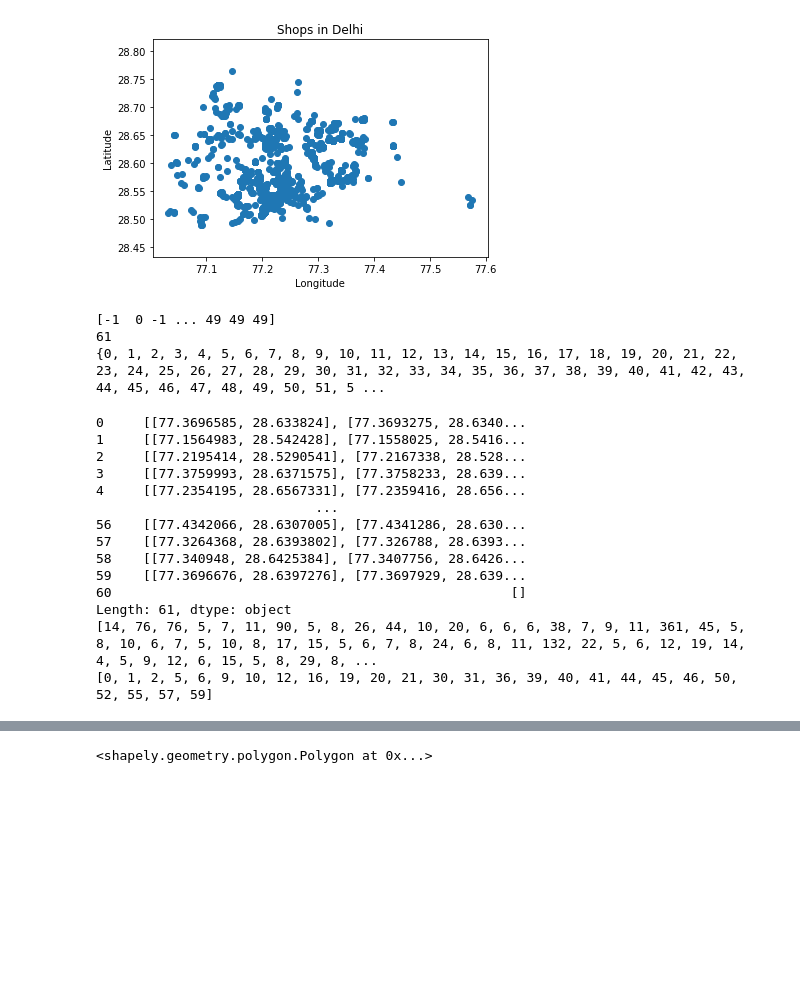
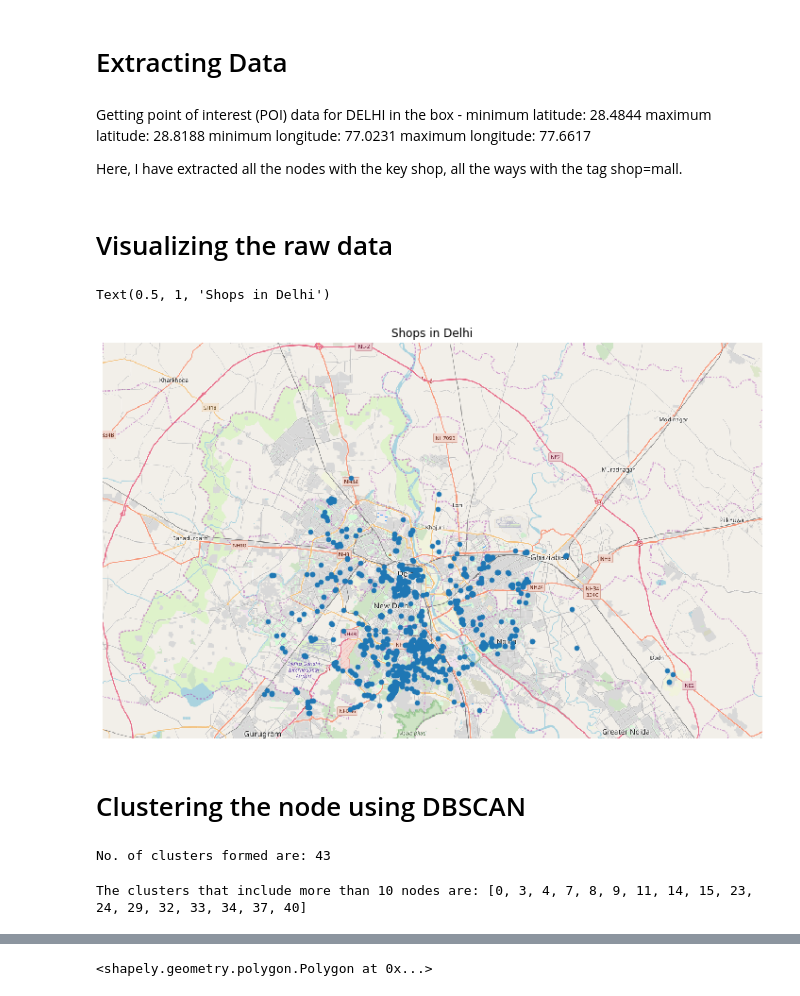
Before and after one commit to sulay15399/poi_cluster, a Jupyter notebook: poi_data.ipynb, the cells around one changed output, grey strips where cells are left out. Cells and saved outputs as stored; diff of their text form; code cells hidden in the pictures; blank space fills up the shorter version.

```diff
--- a/poi_data.ipynb
+++ b/poi_data.ipynb
@@ -14,30 +16,44 @@ import fiona
 import geopandas as gpd
 from shapely.ops import cascaded_union, polygonize
 from geopy.geocoders import Nominatim
+# %% [markdown]
+# Extracting Data
+# %% [markdown]
+Getting point of interest (POI) data for DELHI in the box -
+    minimum latitude: 28.4844
+    maximum latitude: 28.8188
+    minimum longitude: 77.0231
+    maximum longitude: 77.6617
+
+Here, I have extracted all the nodes with the key shop, all the ways with the tag shop=mall.
 # %%
 api = overpy.Overpass()
 r = api.query("""
 (node['shop'](28.4844,77.0231,28.8188,77.6617);
  way['shop'='mall'](28.4844,77.0231,28.8188,77.6617);
- rel['shop'='mall'](28.4844,77.0231,28.8188,77.6617);
 );
 out center;
 """)
+# %% [markdown]
+# Visualizing the raw data
+# %%
+map = smopy.Map((28.4844,77.0231,28.8188,77.6617), z=11)
 # %%
 coords = []
 for element in r.nodes:
     lon = element.lon
     lat = element.lat
     coords.append([float(lon), float(lat)])
 X = np.array(coords)
-plt.plot(X[:, 0], X[:, 1], 'o')
-plt.title('Shops in Delhi')
-plt.xlabel('Longitude')
-plt.ylabel('Latitude')
-plt.axis('equal')
-plt.show()
+x, y = map.to_pixels(X[:, 1],X[:, 0])
+ax = map.show_mpl(figsize=(10, 10))
+ax.scatter(x, y, s=20)
+ax.set_title('Shops in Delhi')
 # %% [output]
+Text(0.5, 1, 'Shops in Delhi')
-[figure, old version]
+[figure, new version]
+# %% [markdown]
+# Clustering the node using DBSCAN
 # %%
 db = DBSCAN(eps=0.1/6371., min_samples=5, algorithm='ball_tree', metric='haversine').fit(np.radians(coords))
 # %%
@@ -46,36 +62,17 @@ coords = df.as_matrix(columns=['lon','lat'])
 # %%
 cluster_labels = db.labels_
 num_clusters = len(set(cluster_labels))
-print(cluster_labels)
-print(num_clusters)
-print(set(cluster_labels))
+print("No. of clusters formed are: " + str(num_clusters))
 # %% [output]
-[-1  0 -1 ... 49 49 49]
-61
-{0, 1, 2, 3, 4, 5, 6, 7, 8, 9, 10, 11, 12, 13, 14, 15, 16, 17, 18, 19, 20, 21, 22, 23, 24, 25, 26, 27, 28, 29, 30, 31, 32, 33, 34, 35, 36, 37, 38, 39, 40, 41, 42, 43, 44, 45, 46, 47, 48, 49, 50, 51, 5 ...
+No. of clusters formed are: 43
 # %%
 clusters = pd.Series([coords[cluster_labels == n] for n in range(0,num_clusters)])
-print(clusters)
 count = []
 cluster_no = []
 for i in range(num_clusters):
     count.append(len(clusters[i]))
     if(len(clusters[i])>10):
         cluster_no.append(i)
-print(count)
-print(cluster_no)
+print("The clusters that include more than 10 nodes are: " + str(cluster_no))
 # %% [output]
-0     [[77.3696585, 28.633824], [77.3693275, 28.6340...
-1     [[77.1564983, 28.542428], [77.1558025, 28.5416...
-2     [[77.2195414, 28.5290541], [77.2167338, 28.528...
-3     [[77.3759993, 28.6371575], [77.3758233, 28.639...
-4     [[77.2354195, 28.6567331], [77.2359416, 28.656...
-                            ...
-56    [[77.4342066, 28.6307005], [77.4341286, 28.630...
-57    [[77.3264368, 28.6393802], [77.326788, 28.6393...
-58    [[77.340948, 28.6425384], [77.3407756, 28.6426...
-59    [[77.3696676, 28.6397276], [77.3697929, 28.639...
-60                                                   []
-Length: 61, dtype: object
-[14, 76, 76, 5, 7, 11, 90, 5, 8, 26, 44, 10, 20, 6, 6, 6, 38, 7, 9, 11, 361, 45, 5, 8, 10, 6, 7, 5, 10, 8, 17, 15, 5, 6, 7, 8, 24, 6, 8, 11, 132, 22, 5, 6, 12, 19, 14, 4, 5, 9, 12, 6, 15, 5, 8, 29, 8, ...
-[0, 1, 2, 5, 6, 9, 10, 12, 16, 19, 20, 21, 30, 31, 36, 39, 40, 41, 44, 45, 46, 50, 52, 55, 57, 59]
+The clusters that include more than 10 nodes are: [0, 3, 4, 7, 8, 9, 11, 14, 15, 23, 24, 29, 32, 33, 34, 37, 40]
```
Also changed, not shown: parts of 15 cells of this notebook, 2 other files.
